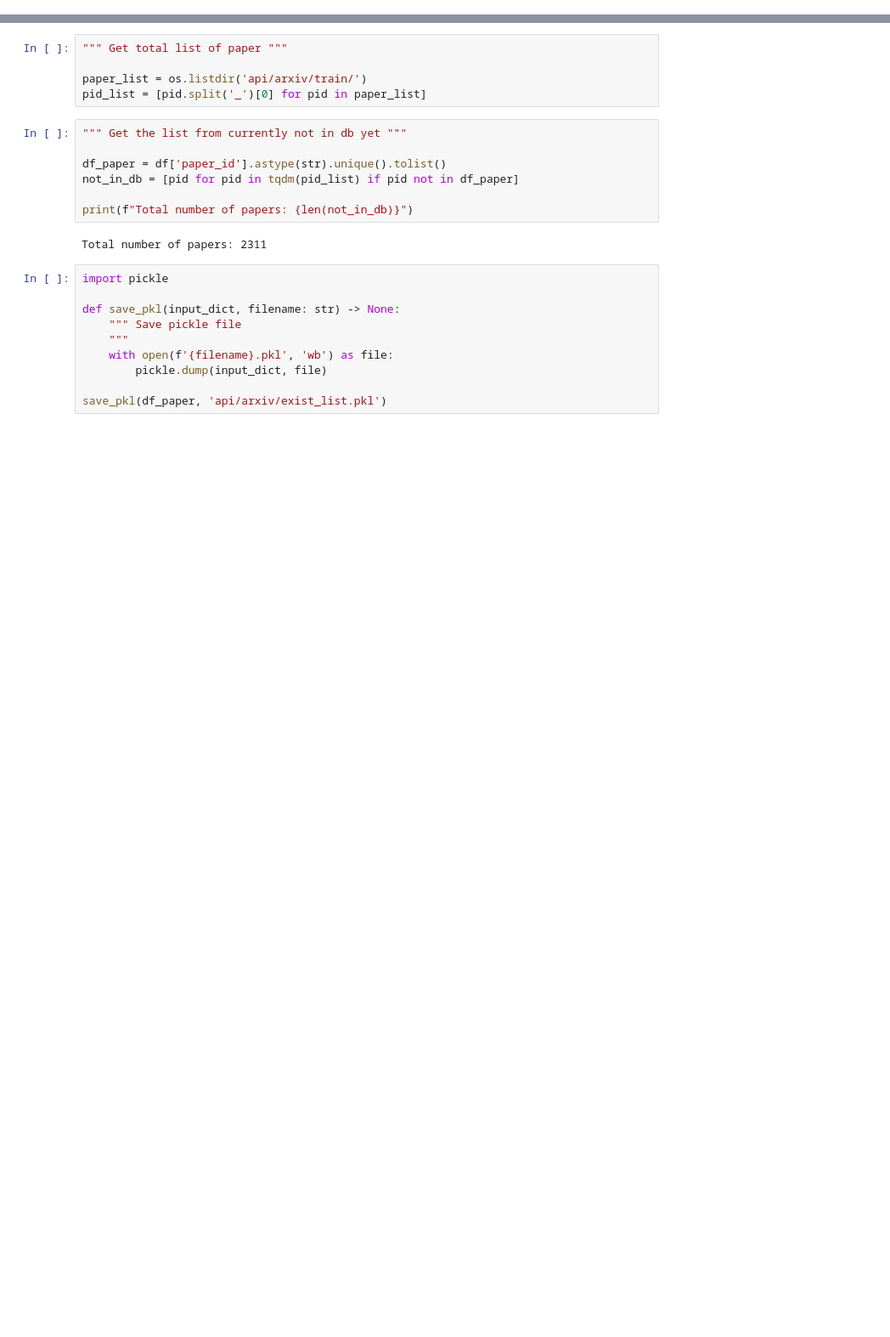
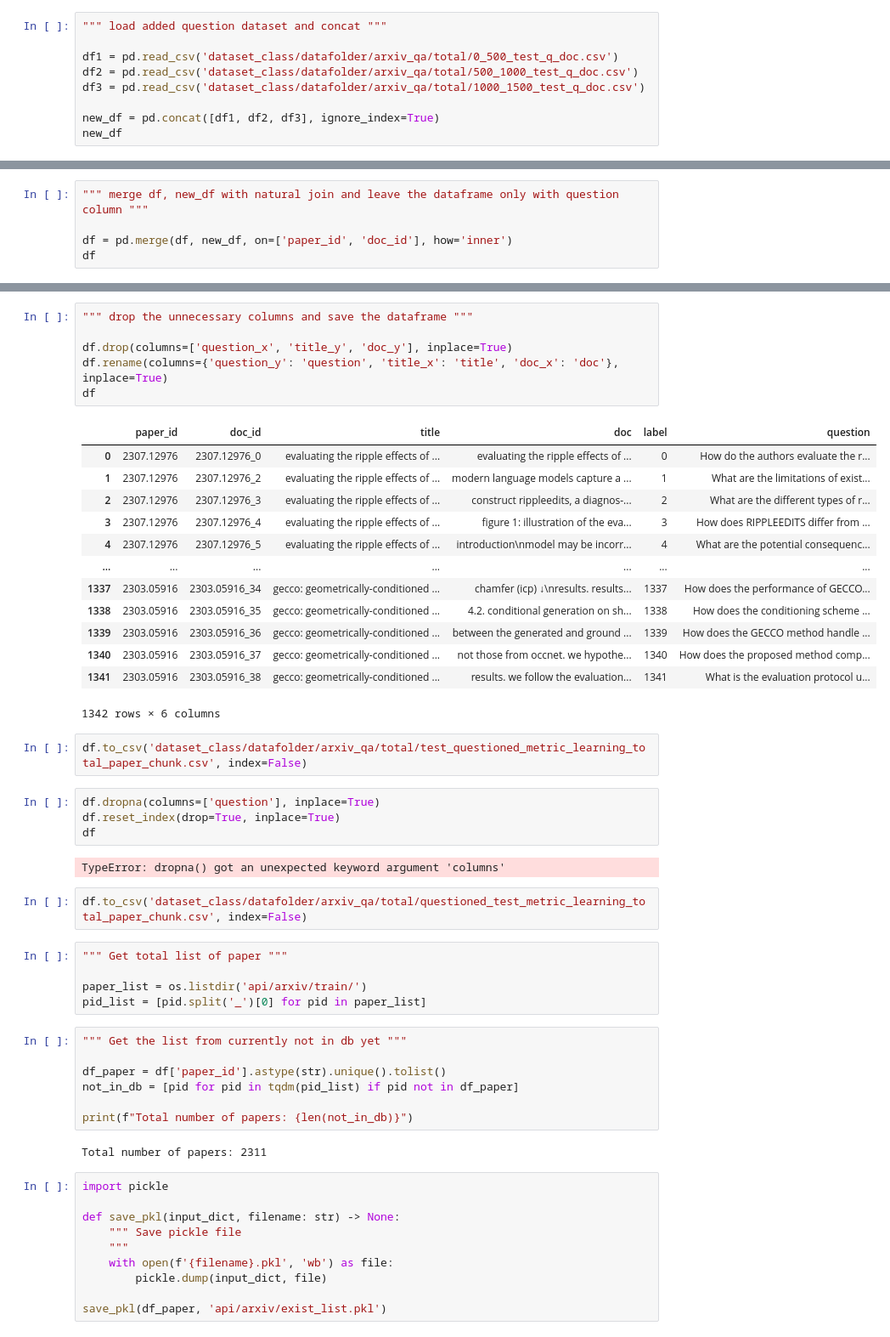
Before and after one commit to qcqced123/arxiv_qa, a Jupyter notebook: test.ipynb, the cells around one changed output, grey strips where cells are left out. Shown: that part at 85% size. Drawn from its saved outputs; the diff is of its cells as text; blank space fills up the shorter version.

```diff
--- a/test.ipynb
+++ b/test.ipynb
@@ -64,0 +44,9 @@ df_sample.to_csv('dataset_class/datafolder/arxiv_qa/total/sampling_metric_learni
+# %%
+""" load added question dataset and concat """
+
+df1 = pd.read_csv('dataset_class/datafolder/arxiv_qa/total/0_500_test_q_doc.csv')
+df2 = pd.read_csv('dataset_class/datafolder/arxiv_qa/total/500_1000_test_q_doc.csv')
+df3 = pd.read_csv('dataset_class/datafolder/arxiv_qa/total/1000_1500_test_q_doc.csv')
+
+new_df = pd.concat([df1, df2, df3], ignore_index=True)
+new_df
@@ -64,0 +67,5 @@ df_sample.to_csv('dataset_class/datafolder/arxiv_qa/total/sampling_metric_learni
+# %%
+""" merge df, new_df with natural join and leave the dataframe only with question column """
+
+df = pd.merge(df, new_df, on=['paper_id', 'doc_id'], how='inner')
+df
@@ -65,3 +86,33 @@ df_sample.to_csv('dataset_class/datafolder/arxiv_qa/total/sampling_metric_learni
+# %%
+""" drop the unnecessary columns and save the dataframe """
+
+df.drop(columns=['question_x', 'title_y', 'doc_y'], inplace=True)
+df.rename(columns={'question_y': 'question', 'title_x': 'title', 'doc_x': 'doc'}, inplace=True)
+df
+# %% [output]
+|  | paper_id | doc_id | title | doc | label | question |
+| 0 | 2307.12976 | 2307.12976_0 | evaluating the ripple effects of ... | evaluating the ripple effects of ... | 0 | How do the authors evaluate the r... |
+| 1 | 2307.12976 | 2307.12976_2 | evaluating the ripple effects of ... | modern language models capture a ... | 1 | What are the limitations of exist... |
+| 2 | 2307.12976 | 2307.12976_3 | evaluating the ripple effects of ... | construct rippleedits, a diagnos-... | 2 | What are the different types of r... |
+| 3 | 2307.12976 | 2307.12976_4 | evaluating the ripple effects of ... | figure 1: illustration of the eva... | 3 | How does RIPPLEEDITS differ from ... |
+| 4 | 2307.12976 | 2307.12976_5 | evaluating the ripple effects of ... | introduction\nmodel may be incorr... | 4 | What are the potential consequenc... |
+| ... | ... | ... | ... | ... | ... | ... |
+| 1337 | 2303.05916 | 2303.05916_34 | gecco: geometrically-conditioned ... | chamfer (icp) ↓\nresults. results... | 1337 | How does the performance of GECCO... |
+| 1338 | 2303.05916 | 2303.05916_35 | gecco: geometrically-conditioned ... | 4.2. conditional generation on sh... | 1338 | How does the conditioning scheme ... |
+| 1339 | 2303.05916 | 2303.05916_36 | gecco: geometrically-conditioned ... | between the generated and ground ... | 1339 | How does the GECCO method handle ... |
+| 1340 | 2303.05916 | 2303.05916_37 | gecco: geometrically-conditioned ... | not those from occnet. we hypothe... | 1340 | How does the proposed method comp... |
+| 1341 | 2303.05916 | 2303.05916_38 | gecco: geometrically-conditioned ... | results. we follow the evaluation... | 1341 | What is the evaluation protocol u... |
+1342 rows × 6 columns
+# %%
+df.to_csv('dataset_class/datafolder/arxiv_qa/total/test_questioned_metric_learning_total_paper_chunk.csv', index=False)
+# %%
+df.dropna(columns=['question'], inplace=True)
+df.reset_index(drop=True, inplace=True)
+df
+# %% [output]
+TypeError: dropna() got an unexpected keyword argument 'columns'
+# %%
+df.to_csv('dataset_class/datafolder/arxiv_qa/total/questioned_test_metric_learning_total_paper_chunk.csv', index=False)
 # %%
 """ Get total list of paper """
 
```
Also changed, not shown: parts of 7 cells of this notebook.
